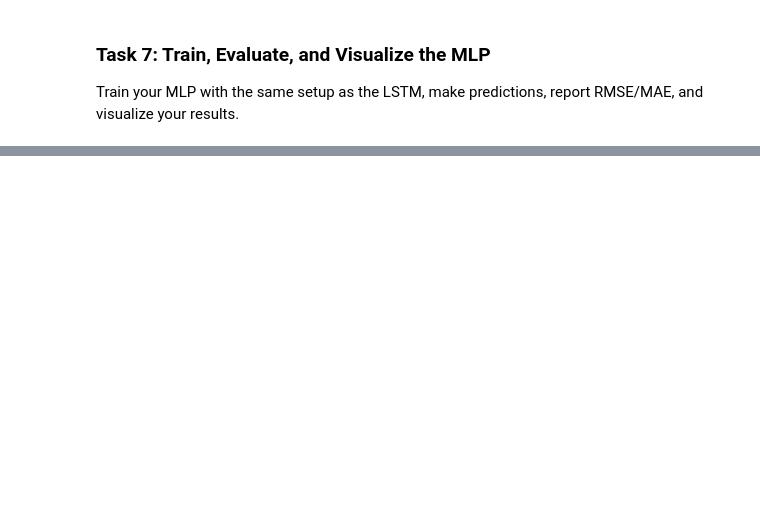
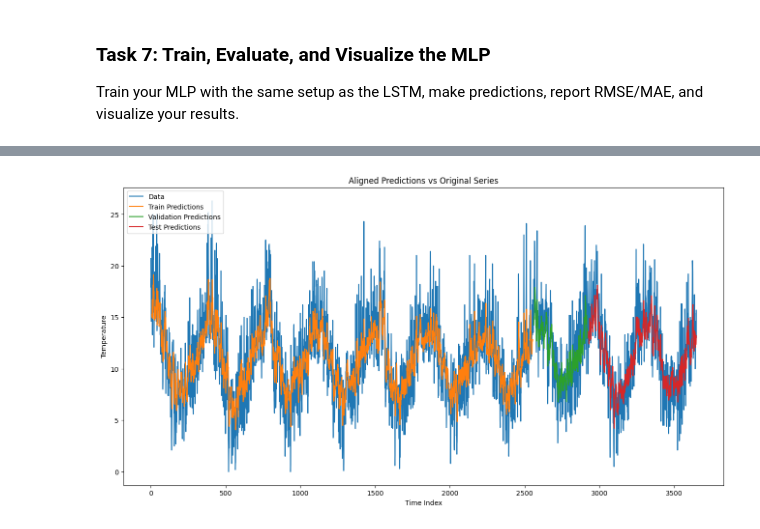
Before and after one commit to OwenHHHH/stat362, a Jupyter notebook: instructor/quizzes/week 8/lstm_time_series_template.ipynb, the cells around one changed output, grey strips where cells are left out. Drawn from its saved outputs; the diff is of its cells as text; code cells hidden in the pictures; blank space fills up the shorter version.

```diff
--- a/instructor/quizzes/week 8/lstm_time_series_template.ipynb
+++ b/instructor/quizzes/week 8/lstm_time_series_template.ipynb
@@ -421,0 +538,24 @@ Train your MLP with the same setup as the LSTM, make predictions, report RMSE/MA
+# %%
+# --- Predictions ---
+mlp_train_pred = mlp_model.predict(train_X_mlp)
+mlp_val_pred = mlp_model.predict(val_X_mlp)
+mlp_test_pred = mlp_model.predict(test_X_mlp)
+
+# inverse transform
+mlp_train_pred_inv = scaler.inverse_transform(mlp_train_pred)
+mlp_val_pred_inv = scaler.inverse_transform(mlp_val_pred)
+mlp_test_pred_inv = scaler.inverse_transform(mlp_test_pred)
+
+# print out the performance in terms of rmse and mae
+mlp_train_rmse = root_mean_squared_error(train_y, mlp_train_pred_inv)
+mlp_train_mae = mean_absolute_error(train_y, mlp_train_pred_inv)
+
+mlp_val_rmse = root_mean_squared_error(val_y, mlp_val_pred_inv)
+mlp_val_mae = mean_absolute_error(val_y, mlp_val_pred_inv)
+
+mlp_test_rmse = root_mean_squared_error(test_y, mlp_test_pred_inv)
+mlp_test_mae = mean_absolute_error(test_y, mlp_test_pred_inv)
+
+print(f"Train RMSE: {mlp_train_rmse:.3f},  MAE: {mlp_train_mae:.3f}")
+print(f"Val RMSE: {mlp_val_rmse:.3f},  MAE: {mlp_val_mae:.3f}")
+print(f"Test RMSE: {mlp_test_rmse:.3f},  MAE: {mlp_test_mae:.3f}")
@@ -421,0 +580,19 @@ Train your MLP with the same setup as the LSTM, make predictions, report RMSE/MA
+# %%
+# visualizing predictions
+train_pred_plot[train_start_idx:train_end_idx, 0] = mlp_train_pred_inv[:(train_end_idx - train_start_idx), 0]
+val_pred_plot[val_start_idx:val_end_idx, 0] = mlp_val_pred_inv[:(val_end_idx - val_start_idx), 0]
+test_pred_plot[test_start_idx:test_end_idx, 0] = mlp_test_pred_inv[:(test_end_idx - test_start_idx), 0]
+
+# --- Plot ---
+plt.figure(figsize=(16, 8))
+plt.plot(series, label='Data')  # already in original units
+plt.plot(train_pred_plot, label='Train Predictions')
+plt.plot(val_pred_plot,   label='Validation Predictions')
+plt.plot(test_pred_plot,  label='Test Predictions')
+plt.legend(loc='upper left')
+plt.title('Aligned Predictions vs Original Series')
+plt.xlabel('Time Index')
+plt.ylabel('Temperature')
+plt.show()
+# %% [output]
+[figure, added]
```
Also changed, not shown: parts of 24 cells of this notebook, 7 other files.
